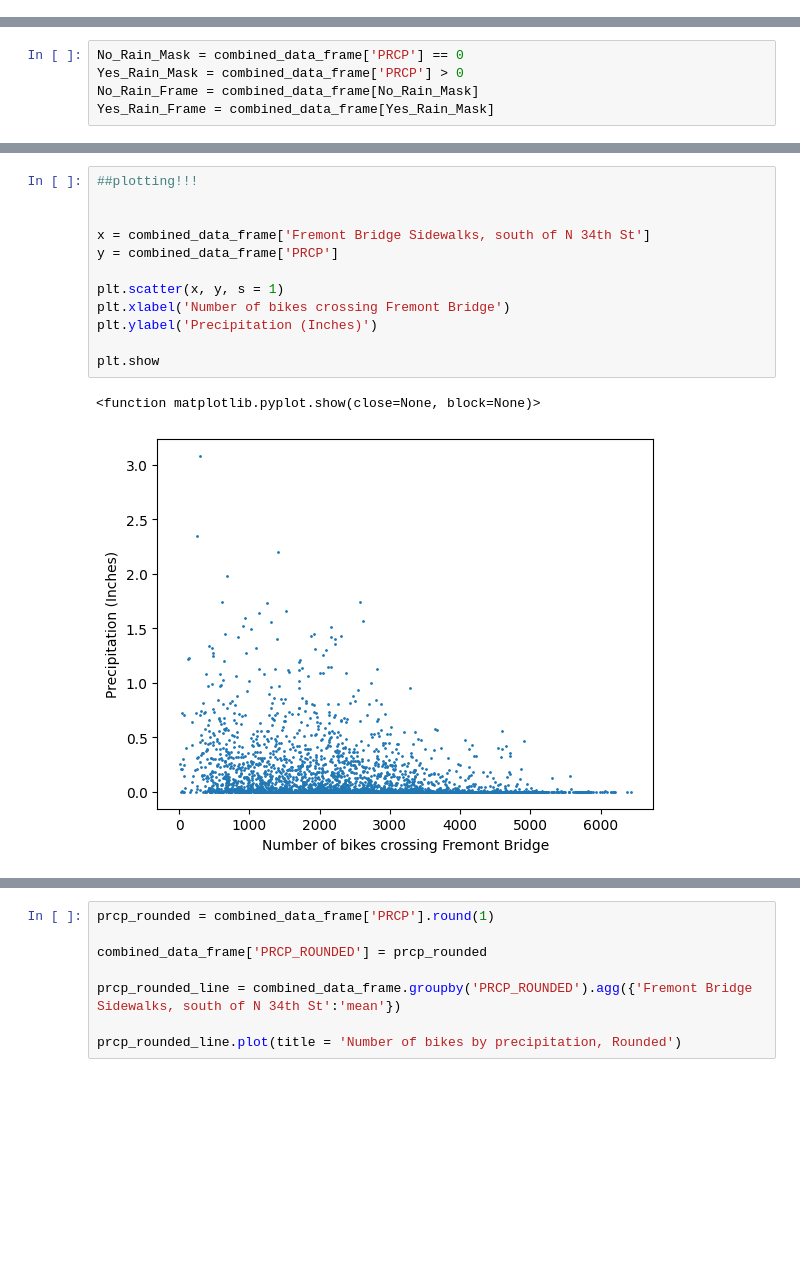
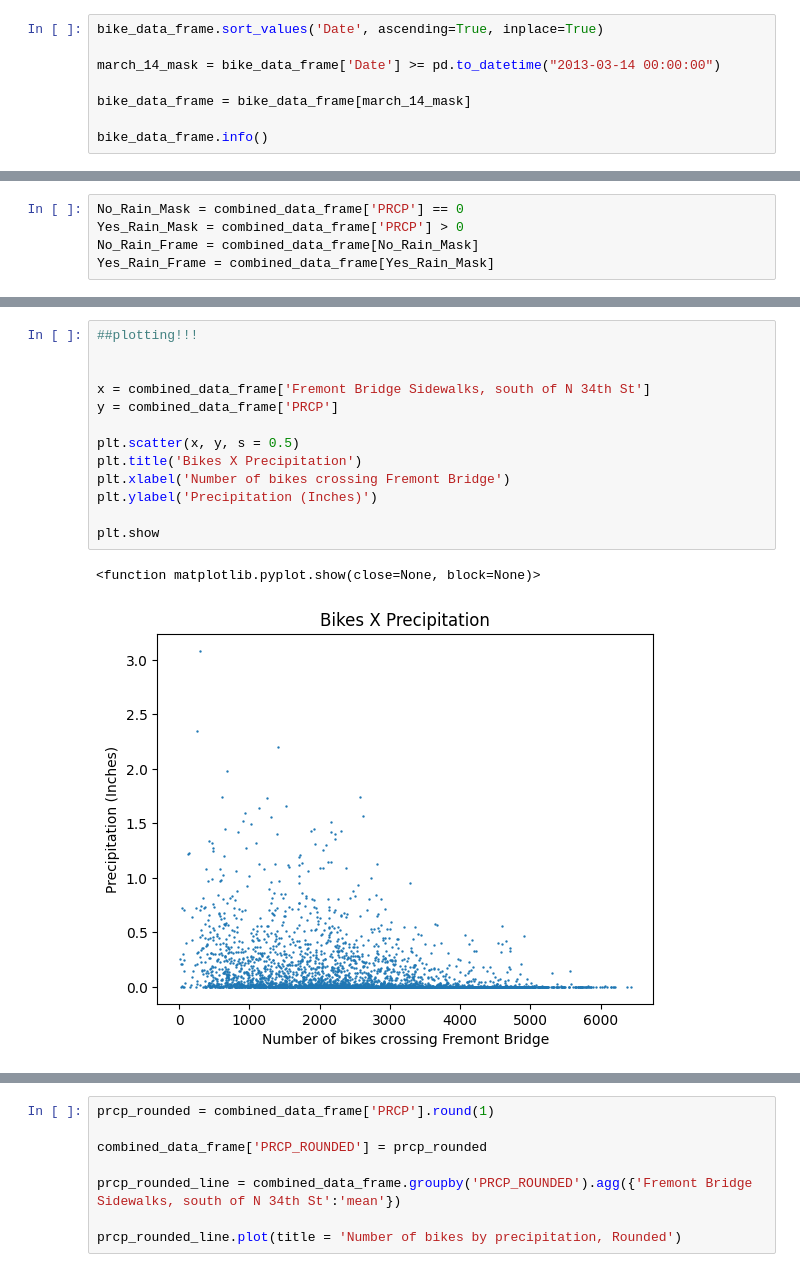
Before and after one commit to amschechter/amschechter.github.io, a Jupyter notebook: DataScience/censusData/RainyFremont.ipynb, the cells around one changed output, grey strips where cells are left out. Saved outputs shown, nothing was run; the diff lists cells and outputs as text; blank space fills up the shorter version.

```diff
--- a/DataScience/censusData/RainyFremont.ipynb
+++ b/DataScience/censusData/RainyFremont.ipynb
@@ -21,3 +21,11 @@ bike_data_frame.head()
 | 2 | 2022-08-01 02:00:00 | 3.0 | 0.0 | 3.0 |
 | 3 | 2022-08-01 03:00:00 | 5.0 | 2.0 | 3.0 |
 | 4 | 2022-08-01 04:00:00 | 10.0 | 2.0 | 8.0 |
+# %%
+bike_data_frame.sort_values('Date', ascending=True, inplace=True)
+
+march_14_mask = bike_data_frame['Date'] >= pd.to_datetime("2013-03-14 00:00:00")
+
+bike_data_frame = bike_data_frame[march_14_mask]
+
+bike_data_frame.info()
@@ -153,18 +251,19 @@ Yes_Rain_Frame['Fremont Bridge Sidewalks, south of N 34th St'].mean()
 # %%
 ##plotting!!!
 
 
 x = combined_data_frame['Fremont Bridge Sidewalks, south of N 34th St']
 y = combined_data_frame['PRCP']
 
-plt.scatter(x, y, s = 1)
+plt.scatter(x, y, s = 0.5)
+plt.title('Bikes X Precipitation')
 plt.xlabel('Number of bikes crossing Fremont Bridge')
 plt.ylabel('Precipitation (Inches)')
 
 plt.show
 # %% [output]
 <function matplotlib.pyplot.show(close=None, block=None)>
-[figure, old version]
+[figure, new version]
 # %%
 prcp_line = combined_data_frame.groupby('PRCP').agg({'Fremont Bridge Sidewalks, south of N 34th St':'mean'})
 
```
Also changed, not shown: parts of 10 cells of this notebook, 4 other files.
